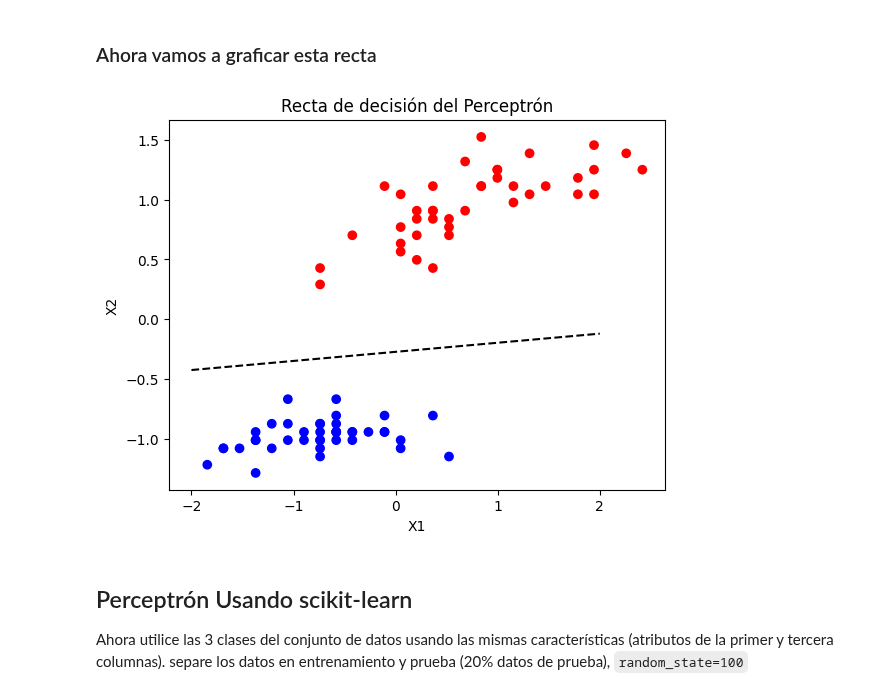
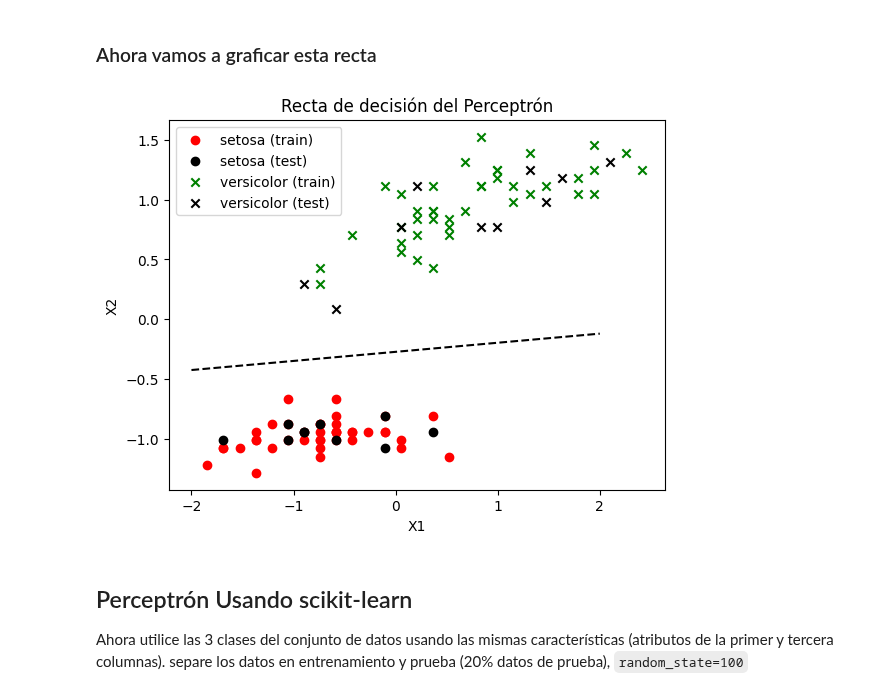
Before and after one commit to axelescalante0/Aprendizaje-Maquinal, a Jupyter notebook: main/PerceptronSimple.ipynb, the cells around one changed output. Drawn from its saved outputs; the diff is of its cells as text; code cells hidden in the pictures.

```diff
--- a/main/PerceptronSimple.ipynb
+++ b/main/PerceptronSimple.ipynb
@@ -298,38 +298,38 @@ La pendiente de la recta  $ m = -\frac{w_1}{w_2}$ y la ordenada al origen $ b =
 ### Ahora vamos a graficar esta recta
 # %%
 #------------------ Representación de la recta ------------------------------------
-
-
-# cálculo de la pendiente
-
-# cálculo de la ordenada al origen
-
-
-
-
-
 # vector de pesos del perceptrón entrenado
 w = perceptron.w_
 
 # cálculo de la pendiente
 pendiente = -w[1] / w[2]
 
 # cálculo de la ordenada al origen
 ordenada_origen = -w[0] / w[2]
 
 # armo la recta y la grafico junto a los datos
 x = np.linspace(-2, 2, 100)
 y_recta = pendiente * x + ordenada_origen
 
 # Graficar los datos
-plt.scatter(X_train_std[:, 0], X_train_std[:, 1], c=y_train, cmap='bwr', marker='o')a
+colors = ['red', 'green']
+markers = ['o', 'x']
+labels = ['setosa', 'versicolor']
+
+for idx, cl in enumerate(np.unique(y_train)):
+    plt.scatter(X_train_std[y_train == cl, 0], X_train_std[y_train == cl, 1],
+                color=colors[idx], marker=markers[idx], label=f'{labels[idx]} (train)')
+    plt.scatter(X_test_std[y_test == cl, 0], X_test_std[y_test == cl, 1],
+                color='black', marker=markers[idx], label=f'{labels[idx]} (test)')
+
 plt.plot(x, y_recta, color='black', linestyle='--')
 plt.xlabel('X1')
 plt.ylabel('X2')
 plt.title('Recta de decisión del Perceptrón')
+plt.legend(loc='upper left')
 plt.show()
 # %% [output]
-[figure, old version]
+[figure, new version]
 # %% [markdown]
 ## Perceptrón Usando scikit-learn
 
```
Also changed, not shown: parts of 4 cells of this notebook.
